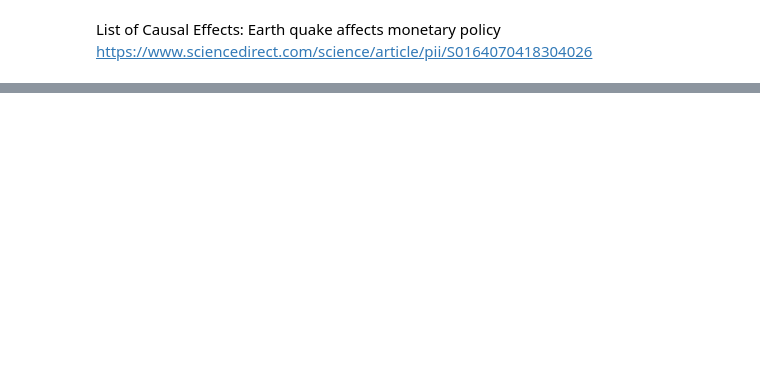
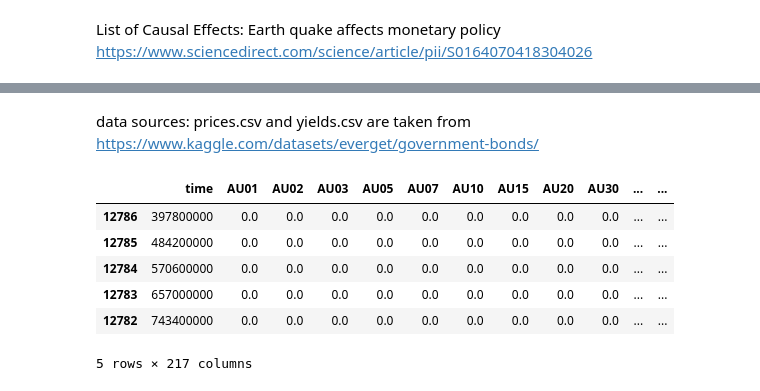
Before and after one commit to RussellzzZ/CausalInferenceDataScienceProject, a Jupyter notebook: data_project.ipynb, the cells around one changed output, grey strips where cells are left out. Cells and saved outputs as stored; diff of their text form; code cells hidden in the pictures; blank space fills up the shorter version.

```diff
--- a/data_project.ipynb
+++ b/data_project.ipynb
@@ -26,3 +33,20 @@ g.edge("fiscal policy", "inflation")
 g
 # %% [output]
 [drawing not drawn]
+# %% [markdown]
+data sources:
+prices.csv and yields.csv are taken from https://www.kaggle.com/datasets/everget/government-bonds/
+# %%
+# prices = pd.read_csv("data/prices.csv").sort_values(by='time', ascending=True)
+prices = pd.read_csv("data/prices.csv").sort_values(by='time', ascending=True)
+prices['datetime'] = pd.to_datetime(prices['time'], unit='ms')
+prices['datetime'] = prices['datetime'].dt.strftime('%Y/%m/%d')
+prices.head()
+# %% [output]
+|  | time | AU01 | AU02 | AU03 | AU05 | AU07 | AU10 | AU15 | AU20 | AU30 | ... | ... |
+| 12786 | 397800000 | 0.0 | 0.0 | 0.0 | 0.0 | 0.0 | 0.0 | 0.0 | 0.0 | 0.0 | ... | ... |
+| 12785 | 484200000 | 0.0 | 0.0 | 0.0 | 0.0 | 0.0 | 0.0 | 0.0 | 0.0 | 0.0 | ... | ... |
+| 12784 | 570600000 | 0.0 | 0.0 | 0.0 | 0.0 | 0.0 | 0.0 | 0.0 | 0.0 | 0.0 | ... | ... |
+| 12783 | 657000000 | 0.0 | 0.0 | 0.0 | 0.0 | 0.0 | 0.0 | 0.0 | 0.0 | 0.0 | ... | ... |
+| 12782 | 743400000 | 0.0 | 0.0 | 0.0 | 0.0 | 0.0 | 0.0 | 0.0 | 0.0 | 0.0 | ... | ... |
+5 rows × 217 columns
```
Also changed, not shown: parts of 5 cells of this notebook.
